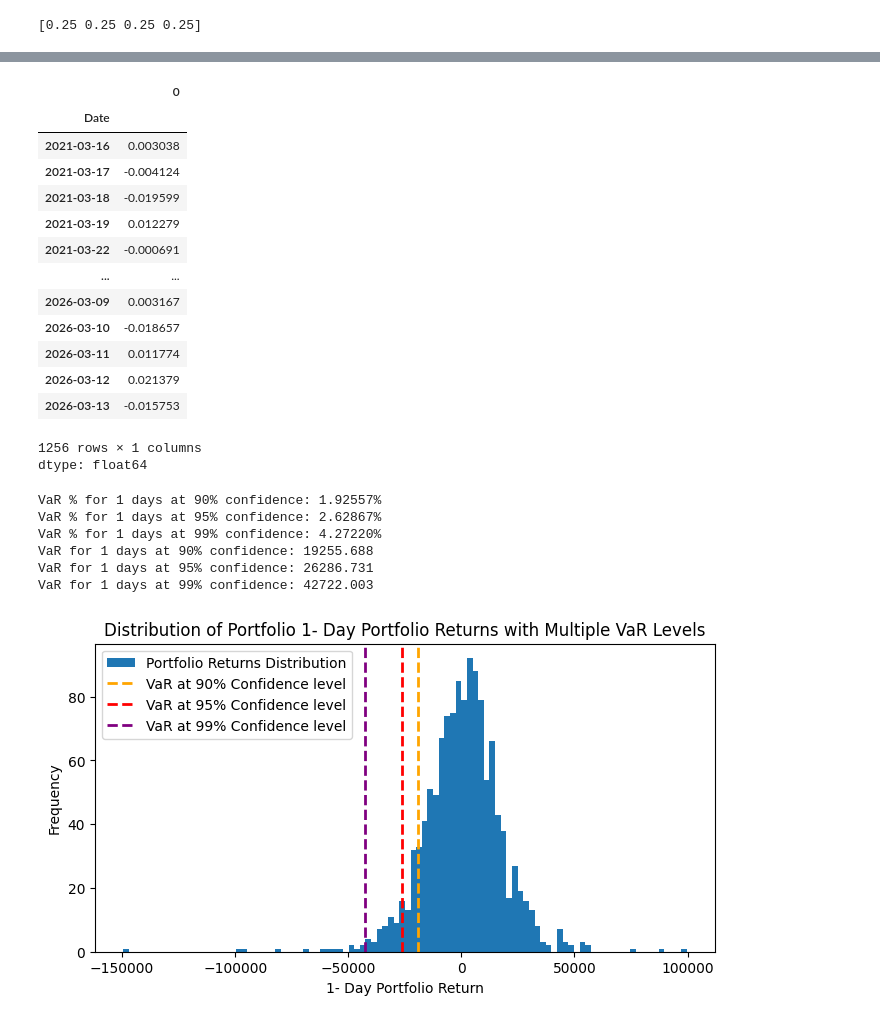
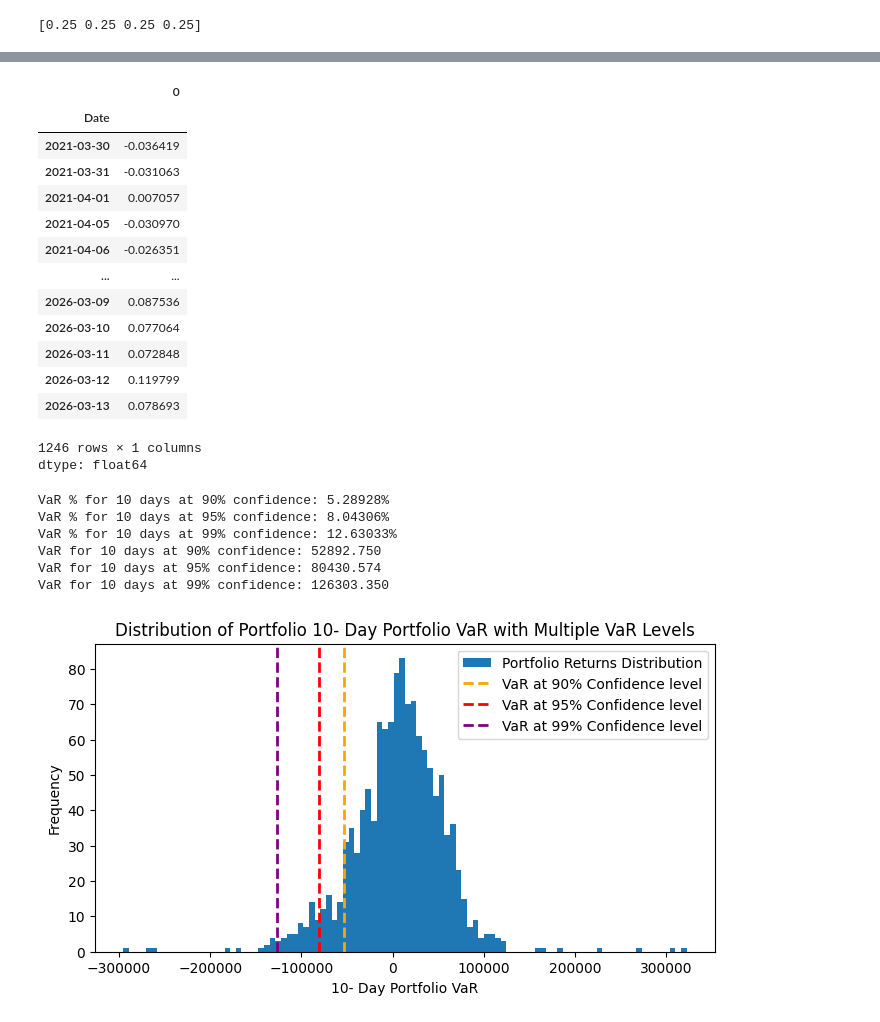
Before and after one commit to Prithiviraj77MF/Market-Risk, a Jupyter notebook: VaR_Historic.ipynb, the cells around one changed output, grey strips where cells are left out. Cells and saved outputs as stored; diff of their text form; code cells hidden in the pictures.

```diff
--- a/VaR_Historic.ipynb
+++ b/VaR_Historic.ipynb
@@ -103,23 +162,23 @@ Portfolio Std. dev = 0.017767972071116158
 # %%
-days = 1
+days = 10
 range_returns = portfolio_returns.rolling(window = days).sum()
 range_returns = range_returns.dropna()
 range_returns
 # %% [output]
 |  | 0 |
 | Date |  |
-| 2021-03-16 | 0.003038 |
-| 2021-03-17 | -0.004124 |
-| 2021-03-18 | -0.019599 |
-| 2021-03-19 | 0.012279 |
-| 2021-03-22 | -0.000691 |
+| 2021-03-30 | -0.036419 |
+| 2021-03-31 | -0.031063 |
+| 2021-04-01 | 0.007057 |
+| 2021-04-05 | -0.030970 |
+| 2021-04-06 | -0.026351 |
 | ... | ... |
-| 2026-03-09 | 0.003167 |
-| 2026-03-10 | -0.018657 |
-| 2026-03-11 | 0.011774 |
-| 2026-03-12 | 0.021379 |
-| 2026-03-13 | -0.015753 |
+| 2026-03-09 | 0.087536 |
+| 2026-03-10 | 0.077064 |
+| 2026-03-11 | 0.072848 |
+| 2026-03-12 | 0.119799 |
+| 2026-03-13 | 0.078693 |
-1256 rows × 1 columns
+1246 rows × 1 columns
 dtype: float64
 # %%
 confidence_interval = np.array([0.90, 0.95, 0.99])
@@ -132,27 +191,27 @@ for i, ci in enumerate(confidence_interval):
 for i, ci in enumerate(confidence_interval):
       print(f"VaR for {days} days at {ci*100:.0f}% confidence: {VaR1[i]:.3f}")
 # %% [output]
-VaR % for 1 days at 90% confidence: 1.92557%
-VaR % for 1 days at 95% confidence: 2.62867%
-VaR % for 1 days at 99% confidence: 4.27220%
-VaR for 1 days at 90% confidence: 19255.688
-VaR for 1 days at 95% confidence: 26286.731
-VaR for 1 days at 99% confidence: 42722.003
+VaR % for 10 days at 90% confidence: 5.28928%
+VaR % for 10 days at 95% confidence: 8.04306%
+VaR % for 10 days at 99% confidence: 12.63033%
+VaR for 10 days at 90% confidence: 52892.750
+VaR for 10 days at 95% confidence: 80430.574
+VaR for 10 days at 99% confidence: 126303.350
 # %%
 range_returns_value = range_returns * portfolio_value
 plt.figure(figsize=(8, 4))
 plt.hist(range_returns_value.dropna().values.flatten(),
          bins=100, label='Portfolio Returns Distribution')
-plt.xlabel(f'{days}- Day Portfolio Return')
+plt.xlabel(f'{days}- Day Portfolio VaR')
 plt.ylabel('Frequency')
-plt.title(f'Distribution of Portfolio {days}- Day Portfolio Returns with Multiple VaR Levels')
+plt.title(f'Distribution of Portfolio {days}- Day Portfolio VaR with Multiple VaR Levels')
 colors = ['orange', 'red', 'purple']
 for idx, ci in enumerate(confidence_interval):
     plt.axvline(-VaR1[idx], linestyle='dashed',
                 linewidth=2, color=colors[idx],
                 label=f'VaR at {ci*100:.0f}% Confidence level')
 
 plt.legend()
 plt.show()
 # %% [output]
-[figure, old version]
+[figure, new version]
```
Also changed, not shown: parts of 8 cells of this notebook.
